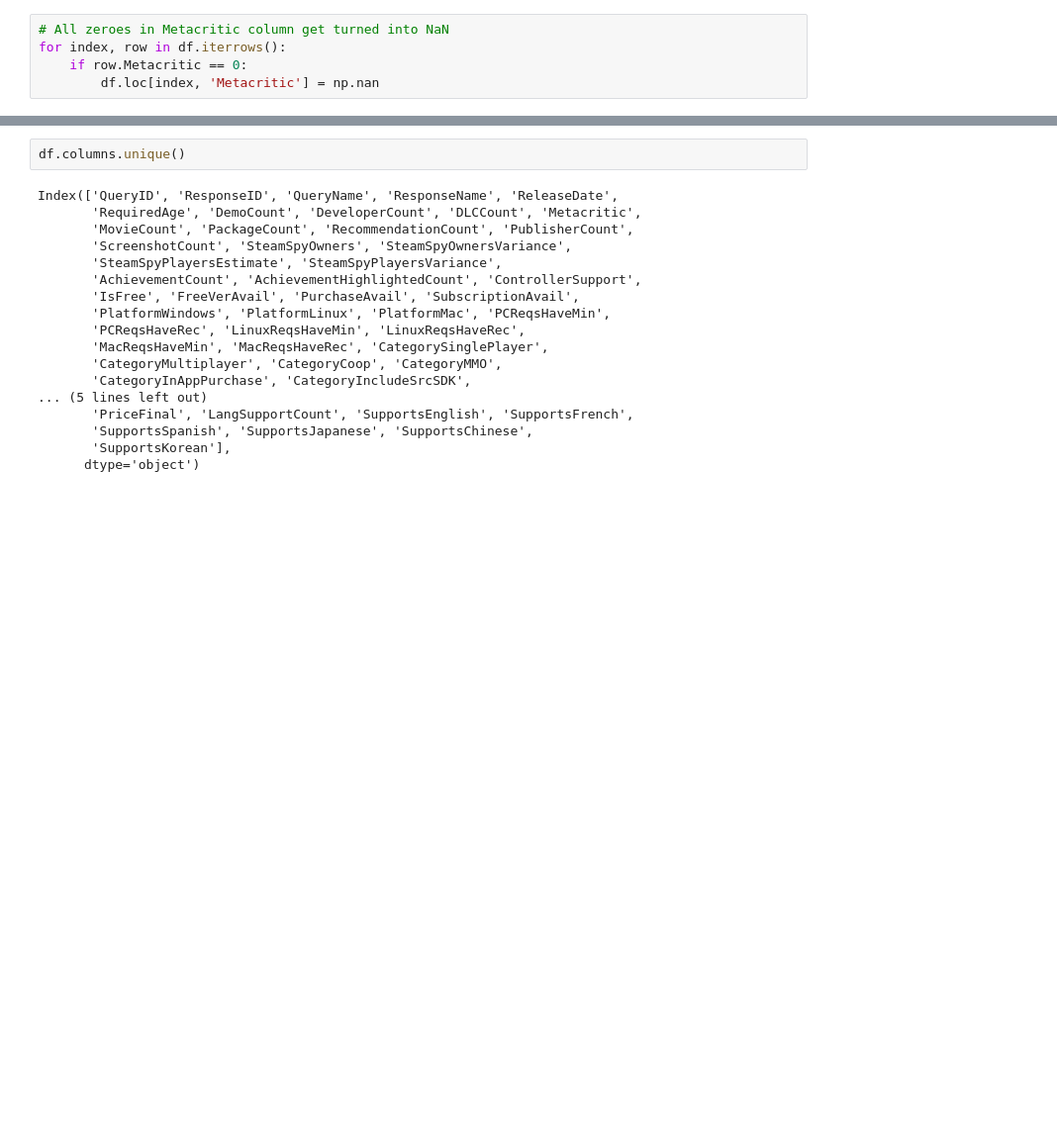
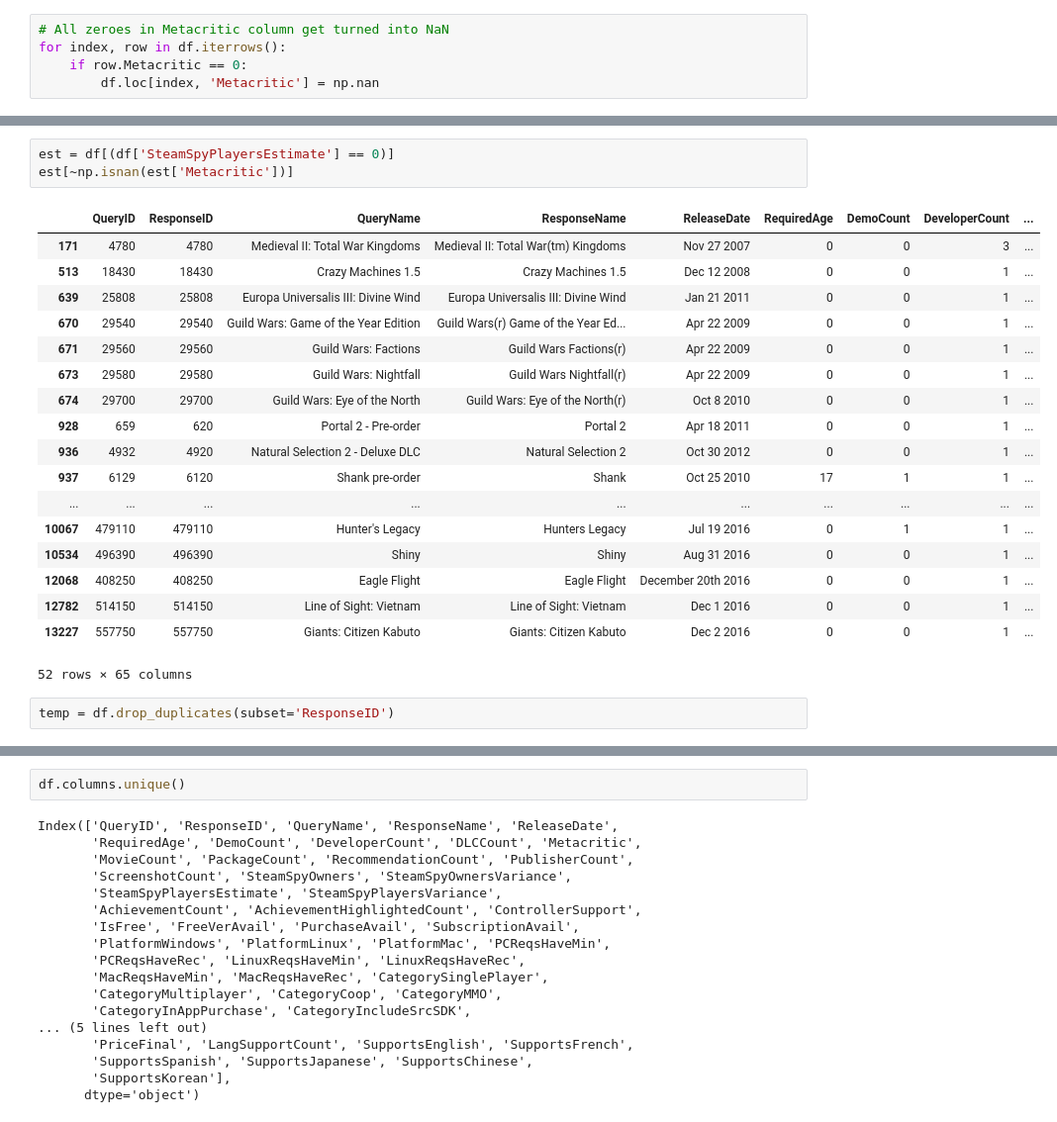
Before and after one commit to Sean-ha/Steam-Data-Analysis, a Jupyter notebook: final.ipynb, the cells around one changed output, grey strips where cells are left out. Shown at 99% size. Drawn from its saved outputs; the diff is of its cells as text; blank space fills up the shorter version.

```diff
--- a/final.ipynb
+++ b/final.ipynb
@@ -176,0 +449,24 @@ pandas.core.series.Series
+# %%
+est = df[(df['SteamSpyPlayersEstimate'] == 0)]
+est[~np.isnan(est['Metacritic'])]
+# %% [output]
+|  | QueryID | ResponseID | QueryName | ResponseName | ReleaseDate | RequiredAge | DemoCount | DeveloperCount | ... |
+| 171 | 4780 | 4780 | Medieval II: Total War Kingdoms | Medieval II: Total War(tm) Kingdoms | Nov 27 2007 | 0 | 0 | 3 | ... |
+| 513 | 18430 | 18430 | Crazy Machines 1.5 | Crazy Machines 1.5 | Dec 12 2008 | 0 | 0 | 1 | ... |
+| 639 | 25808 | 25808 | Europa Universalis III: Divine Wind | Europa Universalis III: Divine Wind | Jan 21 2011 | 0 | 0 | 1 | ... |
+| 670 | 29540 | 29540 | Guild Wars: Game of the Year Edition | Guild Wars(r) Game of the Year Ed... | Apr 22 2009 | 0 | 0 | 1 | ... |
+| 671 | 29560 | 29560 | Guild Wars: Factions | Guild Wars Factions(r) | Apr 22 2009 | 0 | 0 | 1 | ... |
+| 673 | 29580 | 29580 | Guild Wars: Nightfall | Guild Wars Nightfall(r) | Apr 22 2009 | 0 | 0 | 1 | ... |
+| 674 | 29700 | 29700 | Guild Wars: Eye of the North | Guild Wars: Eye of the North(r) | Oct 8 2010 | 0 | 0 | 1 | ... |
+| 928 | 659 | 620 | Portal 2 - Pre-order | Portal 2 | Apr 18 2011 | 0 | 0 | 1 | ... |
+| 936 | 4932 | 4920 | Natural Selection 2 - Deluxe DLC | Natural Selection 2 | Oct 30 2012 | 0 | 0 | 1 | ... |
+| 937 | 6129 | 6120 | Shank pre-order | Shank | Oct 25 2010 | 17 | 1 | 1 | ... |
+| ... | ... | ... | ... | ... | ... | ... | ... | ... | ... |
+| 10067 | 479110 | 479110 | Hunter's Legacy | Hunters Legacy | Jul 19 2016 | 0 | 1 | 1 | ... |
+| 10534 | 496390 | 496390 | Shiny | Shiny | Aug 31 2016 | 0 | 0 | 1 | ... |
+| 12068 | 408250 | 408250 | Eagle Flight | Eagle Flight | December 20th 2016 | 0 | 0 | 1 | ... |
+| 12782 | 514150 | 514150 | Line of Sight: Vietnam | Line of Sight: Vietnam | Dec 1 2016 | 0 | 0 | 1 | ... |
+| 13227 | 557750 | 557750 | Giants: Citizen Kabuto | Giants: Citizen Kabuto | Dec 2 2016 | 0 | 0 | 1 | ... |
+52 rows × 65 columns
+# %%
+temp = df.drop_duplicates(subset='ResponseID')
```
Also changed, not shown: parts of 59 cells of this notebook, 1 other file.
